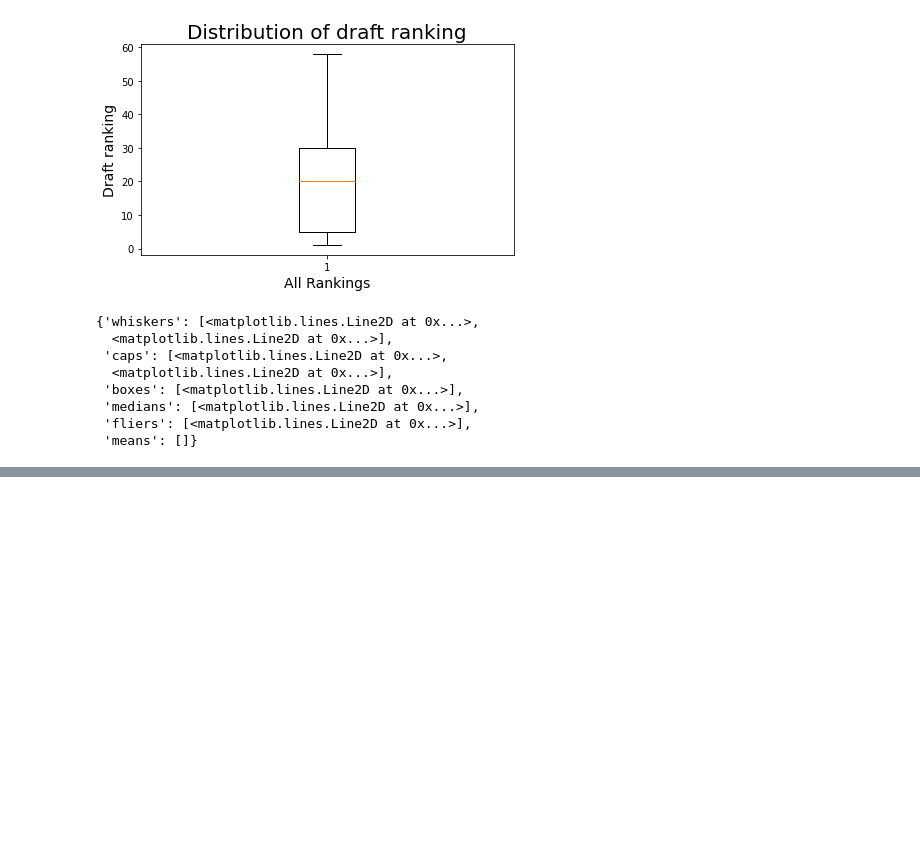
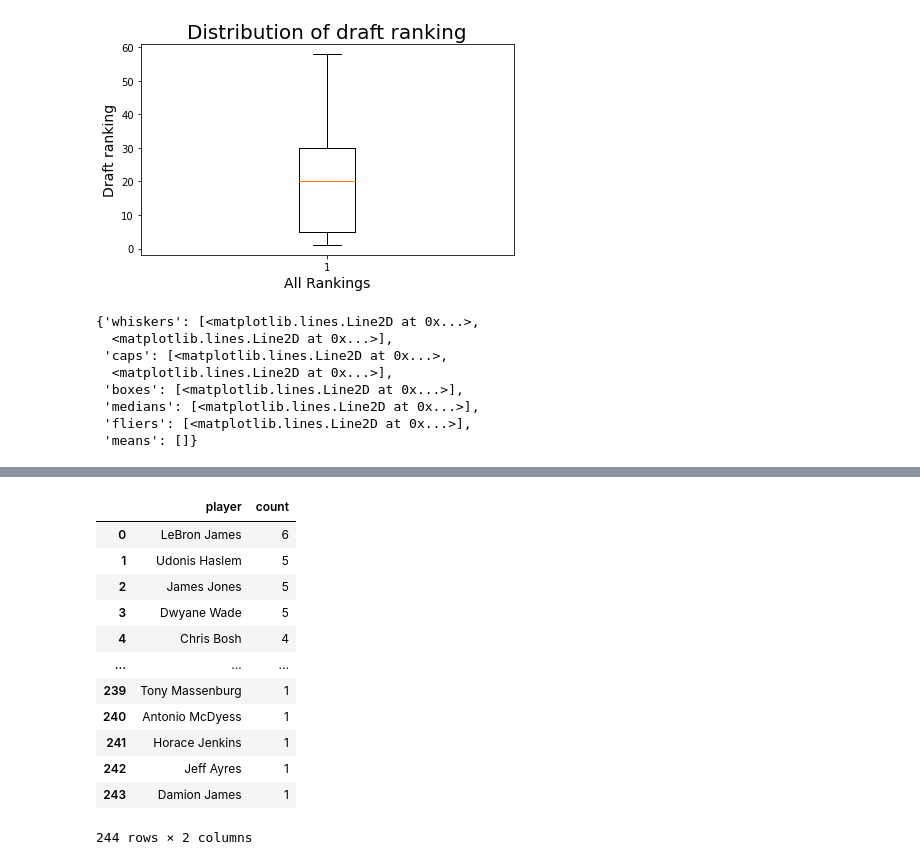
Before and after one commit to alexmartinez1745/ETL-Project, a Jupyter notebook: roster_reader.ipynb, the cells around one changed output, grey strips where cells are left out. Saved outputs shown, nothing was run; the diff lists cells and outputs as text; code cells hidden in the pictures; blank space fills up the shorter version.

Commit message:
roster updates

```diff
--- a/roster_reader.ipynb
+++ b/roster_reader.ipynb
@@ -153,0 +175,16 @@ box
+# %%
+pd.read_sql("SELECT finals_roster.player, COUNT(*) FROM finals_roster GROUP BY finals_roster.player ORDER BY (count (player)) desc ", engine)
+# %% [output]
+|  | player | count |
+| 0 | LeBron James | 6 |
+| 1 | Udonis Haslem | 5 |
+| 2 | James Jones | 5 |
+| 3 | Dwyane Wade | 5 |
+| 4 | Chris Bosh | 4 |
+| ... | ... | ... |
+| 239 | Tony Massenburg | 1 |
+| 240 | Antonio McDyess | 1 |
+| 241 | Horace Jenkins | 1 |
+| 242 | Jeff Ayres | 1 |
+| 243 | Damion James | 1 |
+244 rows × 2 columns
```
Also changed, not shown: parts of 1 cell of this notebook.
